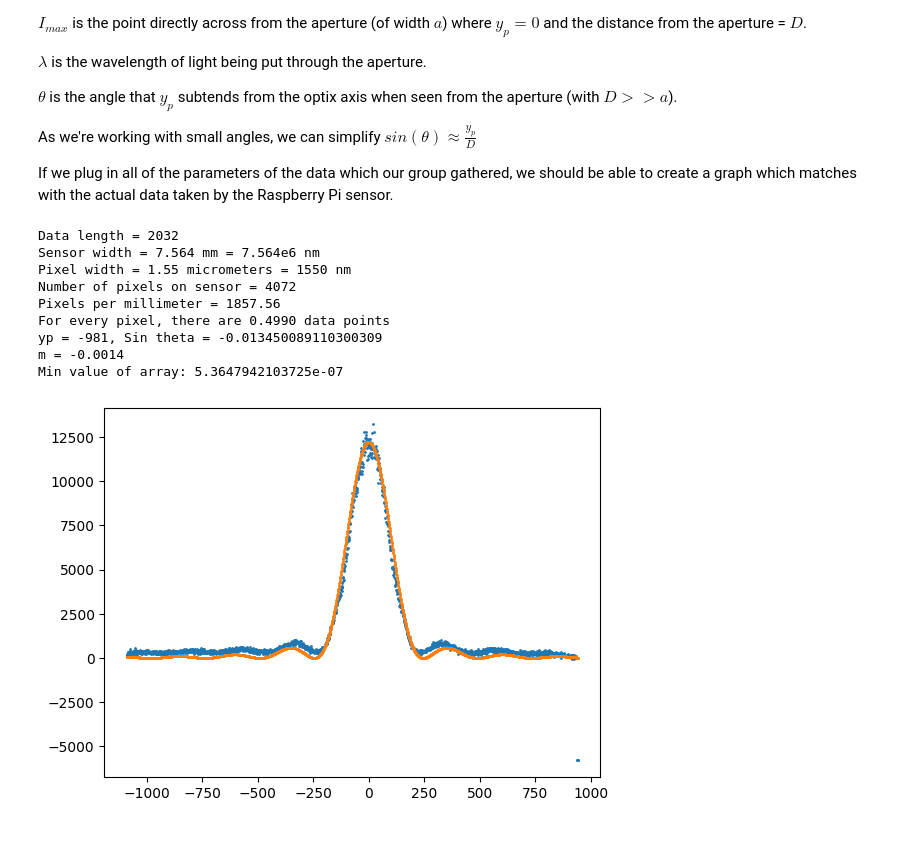
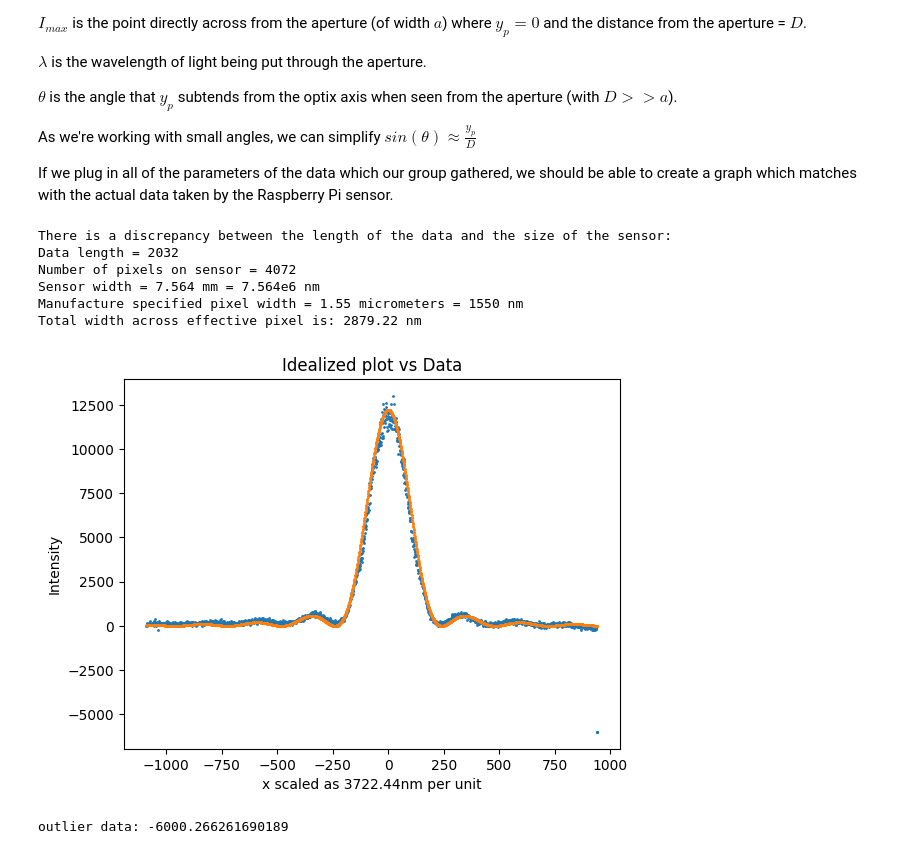
Before and after one commit to maraMaraschino/Adv-Lab, a Jupyter notebook: Optical Diffraction/Optical-Diffraction-Data-Analysis/OpticalDiffractionDataProcessing-HDF5.ipynb, the cells around one changed output. Cells and saved outputs as stored; diff of their text form; code cells hidden in the pictures.

Commit message:
Updated Data Analysis

```diff
--- a/Optical Diffraction/Optical-Diffraction-Data-Analysis/OpticalDiffractionDataProcessing-HDF5.ipynb
+++ b/Optical Diffraction/Optical-Diffraction-Data-Analysis/OpticalDiffractionDataProcessing-HDF5.ipynb
@@ -230,62 +235,68 @@ As we're working with small angles, we can simplify $sin(\theta) \approx \frac{y
 
 If we plug in all of the parameters of the data which our group gathered, we should be able to create a graph which matches with the actual data taken by the Raspberry Pi sensor.
 # %%
+from scipy.signal import find_peaks
 imax = amplitude
-#wavelength = 5.38e-9 # +- 10e-7 m
-#aperture = 1.6e-6 # m
-#distance = 0.23 # m
-width_pixel =  1550
 
 # py sensor length = 7.564 mm
-wavelength = 538 # nm
+wavelength = 528 # nm
 aperture   = 160000 # nm
 distance   = 2.1e8 # nm
-#distance   = 6.9e4 # nm
+pixel_count = 4072
 # Set the location of the maximum on the x axis to be the origin
 x = np.arange(len(avg))
+print(f'There is a discrepancy between the length of the data and the size of the sensor:')
 print(f'Data length = {len(avg)}')
+print(f'Number of pixels on sensor = {pixel_count}')
 print('Sensor width = 7.564 mm = 7.564e6 nm')
-print('Pixel width = 1.55 micrometers = 1550 nm')
-print('Number of pixels on sensor = 4072')
-print(f'Pixels per millimeter = {7.564e6/4072:.2f}')
-pixel_width = 7.564e6/4072
-print(f'For every pixel, there are {len(avg)/4072:.4f} data points')
+print('Manufacture specified pixel width = 1.55 micrometers = 1550 nm')
+
+pixel_width = (7.564e6/pixel_count) * 1.55 # Conversion factor
+
+print(f'Total width across effective pixel is: {pixel_width:.2f} nm')
 y = avg
-# Find the location of the maximum point
+# Find the location of the maximum point using the gaussian from earlier
 max_index = int(mean)
 # Find the x-coordinate of the maximum
 x_max = x[max_index]
 # Shift x so that the maximum is at the origin
 x_shifted = x - x_max
 intensity_array = []
+def intensity_function(aperture, wavelength, sin_theta):
+    numerator = np.sin(np.pi * aperture * sin_theta / wavelength)
+    denominator = (np.pi * aperture / wavelength) * sin_theta
+    intensity = imax * (( numerator / denominator) ** 2)
+
+    return intensity
+
 for i in x_shifted:
-    sin_theta = (i * pixel_width * 1.55) / distance
+    sin_theta = (i * pixel_width) / distance
 
     # Avoid division by zero at the origin
     if sin_theta == 0:
         intensity = imax  # Set to the maximum intensity when sin_theta is zero
     else:
-        numerator = np.sin(np.pi * aperture * sin_theta / wavelength)
-        denominator = (np.pi * aperture / wavelength) * sin_theta
-        intensity = imax * (( numerator / denominator) ** 2)
-        if intensity <= 3.5e-05:
-            print(f'yp = {i}, Sin theta = {sin_theta}')
-            print(f'm = {i * aperture/ (wavelength * distance):.2}')
+        intensity = intensity_function(aperture, wavelength, sin_theta)
     intensity_array.append(intensity)
 
-print(f'Min value of array: {min(intensity_array)}')
-plt.scatter(x_shifted, avg-vertical_offset, s=1)
-plt.scatter(x_shifted, intensity_array, s=1)
-#plt.yscale('log')
+#Estimate extra background light intensity
+fudge_factor = 200
+
+# Conversion factor to scale x-axis
+conversion_facotr = 7.564e6/len(avg) #nm per x value
+plt.scatter(x_shifted, avg - vertical_offset - fudge_factor, s=1, label='Data')
+plt.scatter(x_shifted, intensity_array, s=1, label='Ideal Plot')
+plt.title('Idealized plot vs Data')
+plt.ylabel('Intensity')
+plt.xlabel(f'x scaled as {conversion_facotr:.2f}nm per unit')
 plt.show()
+print(f'outlier data: {min(avg - vertical_offset - fudge_factor)}')
 # %% [output]
+There is a discrepancy between the length of the data and the size of the sensor:
 Data length = 2032
+Number of pixels on sensor = 4072
 Sensor width = 7.564 mm = 7.564e6 nm
-Pixel width = 1.55 micrometers = 1550 nm
-Number of pixels on sensor = 4072
-Pixels per millimeter = 1857.56
-For every pixel, there are 0.4990 data points
-yp = -981, Sin theta = -0.013450089110300309
-m = -0.0014
-Min value of array: 5.3647942103725e-07
+Manufacture specified pixel width = 1.55 micrometers = 1550 nm
+Total width across effective pixel is: 2879.22 nm
-[figure, old version]
+[figure, new version]
+outlier data: -6000.266261690189
```
Also changed, not shown: parts of 5 cells of this notebook.
